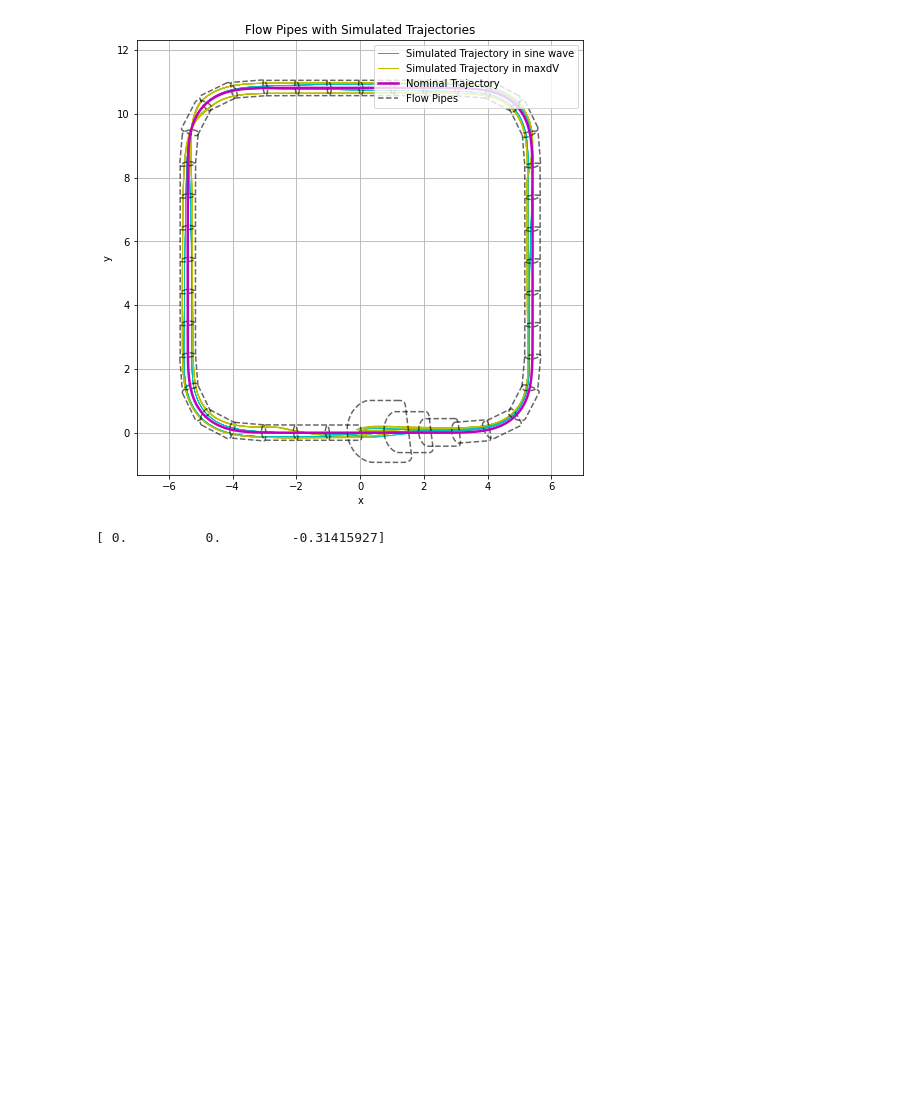
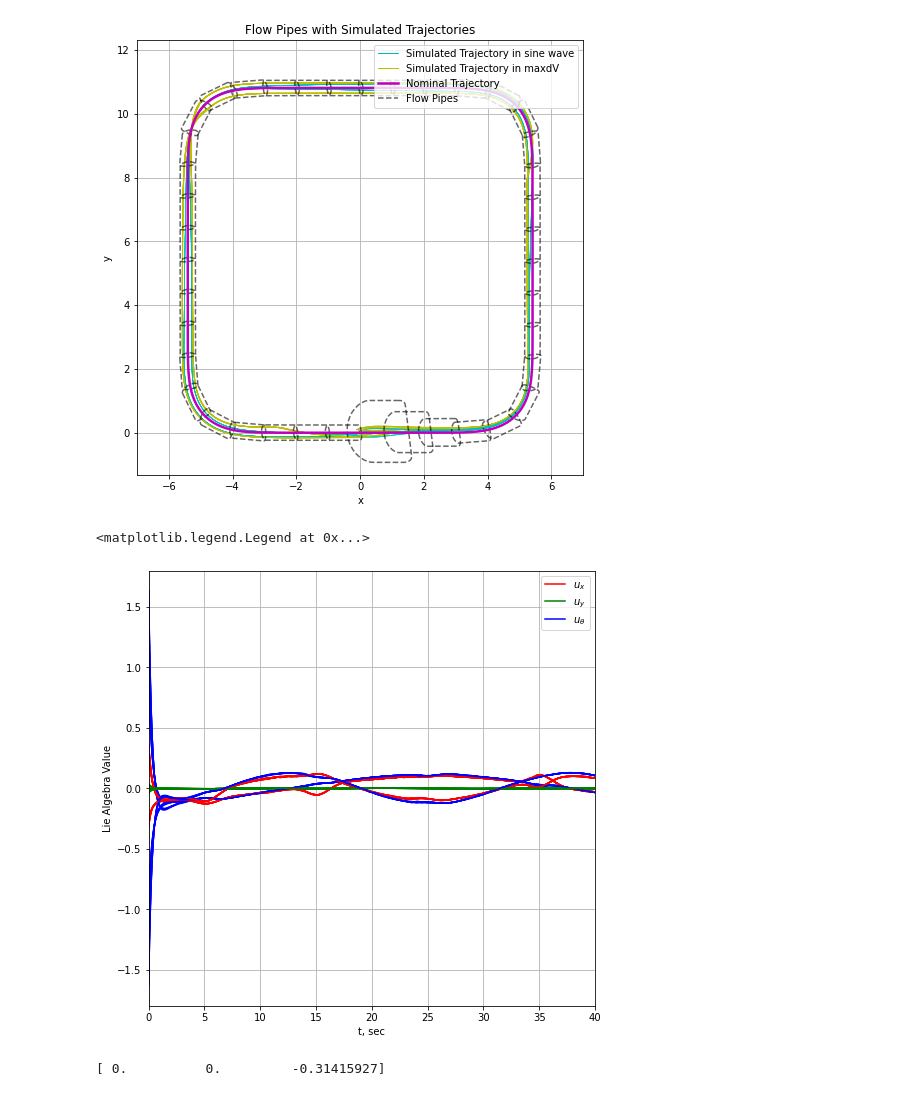
Before and after one commit to wsribunma/SE2_FlowPipes, a Jupyter notebook: SE(2) Invariant.ipynb, the cells around one changed output. Saved outputs shown, nothing was run; the diff lists cells and outputs as text; code cells hidden in the pictures; blank space fills up the shorter version.

```diff
--- a/SE(2) Invariant.ipynb
+++ b/SE(2) Invariant.ipynb
@@ -618,6 +592,40 @@ lgd.set_title(lgd.get_title().get_text())
  [-0.31415927]]
 [ 0.11488414 -0.08346821 -0.31415927]
 [figure]
+# %%
+# small distrubance
+freq = [0.02, .04]#, .06, .08, .01, .03, .05, .07, .09]
+res = []
+t = 40
+n = 40 # number of interval hulls
+# disturbances
+w1 = .1
+w2 = .1
+sol_s = find_se2_invariant_set(svd(3*pi/20))
+
+
+for theta0 in np.linspace(-pi/10, pi/10, 2):
+    for x0 in np.linspace(-.1, .1, 2):
+        for y0 in np.linspace(-.1, .1, 2):
+                for i in freq:
+                    r = SE_Dist.simulate(40, i, w1, w2, x0, y0, theta0, dist='sine', sol= sol_s, use_approx=False)
+                    res.append(r)
+                    if theta0 == np.pi/10 and x0 == .1 and y0 == .1 and i == freq[-1]:
+                        SE_Dist.plot_control(r, name='sine wave', legend=True, save=False, linewidth = 1, color = 'c')
+                    else:
+                        SE_Dist.plot_control(r, name='', legend=False, save=False, linewidth = .5, color = 'c')
+
+
+
+
+
+plt.xlim([0, 40])
+#plt.ylim([-2, 2])
+
+plt.legend(loc=1)
+# %% [output]
+<matplotlib.legend.Legend at 0x...>
+[figure, added]
 # %%
 # large disturbance
 freq = [0.02, .04, .06, .08, .01, .03, .05, .07, .09]
```
Also changed, not shown: parts of 6 cells of this notebook, 2 other files.
